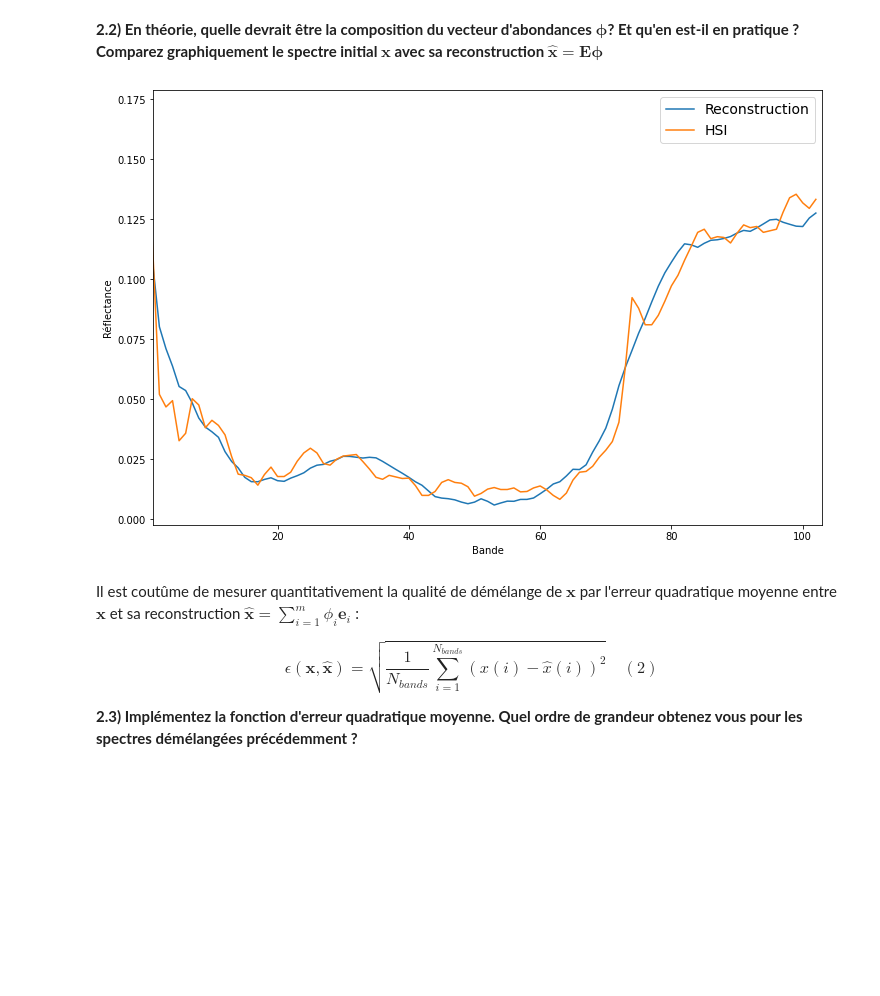
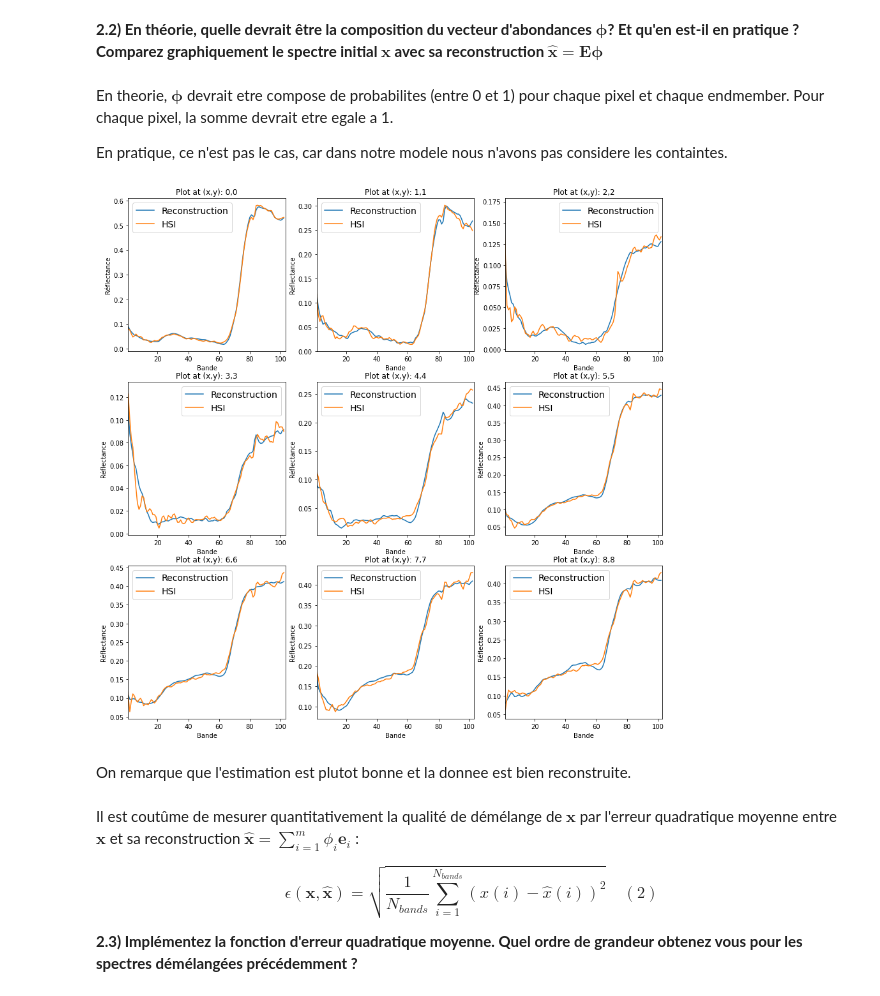
Before and after one commit to drguigui1/Unmixing-HSI, a Jupyter notebook: TP_demelange.ipynb, the cells around one changed output. Drawn from its saved outputs; the diff is of its cells as text; code cells hidden in the pictures; blank space fills up the shorter version.

```diff
--- a/TP_demelange.ipynb
+++ b/TP_demelange.ipynb
@@ -183,20 +187,33 @@ def analytic_solution(E, x):
     return np.linalg.inv(E.T @ E) @ E.T @ x
 # %% [markdown]
 **2.2) En théorie, quelle devrait être la composition du vecteur d'abondances $\boldsymbol \phi$? Et qu'en est-il en pratique ? Comparez graphiquement le spectre initial $\mathbf{x}$ avec sa reconstruction $\hat{\mathbf{x}} = \mathbf{E}\boldsymbol \phi$**
+# %% [markdown]
+En theorie, $\boldsymbol \phi$ devrait etre compose de probabilites (entre 0 et 1) pour chaque pixel et chaque endmember. Pour chaque pixel, la somme devrait etre egale a 1.
+
+En pratique, ce n'est pas le cas, car dans notre modele nous n'avons pas considere les containtes.
 # %%
-x = hsi[2, 2]
-x_hat = E @ analytic_solution(E, hsi[2, 2])
+x = hsi[3, 3]
+x_hat = E @ analytic_solution(E, x)
 # %%
-plt.figure(figsize=(12,8))
-plt.plot(x_hat, label='Reconstruction')
-plt.plot(x, label='HSI')
-plt.xlim((1,103))
-plt.xlabel('Bande')
-plt.ylabel('Réflectance')
-plt.legend(loc='best',fontsize=14)
+plt.figure(figsize=(15,15))
+
+for i in range(9):
+    x = hsi[i, i]
+    x_hat = E @ analytic_solution(E, x)
+
+    plt.subplot(3, 3, i + 1)
+    plt.plot(x_hat, label='Reconstruction')
+    plt.plot(x, label='HSI')
+    plt.title("Plot at (x,y): {},{}".format(i, i))
+    plt.xlim((1,103))
+    plt.xlabel('Bande')
+    plt.ylabel('Réflectance')
+    plt.legend(loc='best',fontsize=14)
 plt.show()
 # %% [output]
-[figure, old version]
+[figure, new version]
+# %% [markdown]
+On remarque que l'estimation est plutot bonne et la donnee est bien reconstruite.
 # %% [markdown]
 Il est coutûme de mesurer quantitativement la qualité de démélange de $\mathbf{x}$ par l'erreur quadratique moyenne entre $\mathbf{x}$ et sa reconstruction $\mathbf{\hat{x}} = \sum_{i=1}^m \phi_i \mathbf{e}_i$ :
 
```
Also changed, not shown: parts of 17 cells of this notebook.
